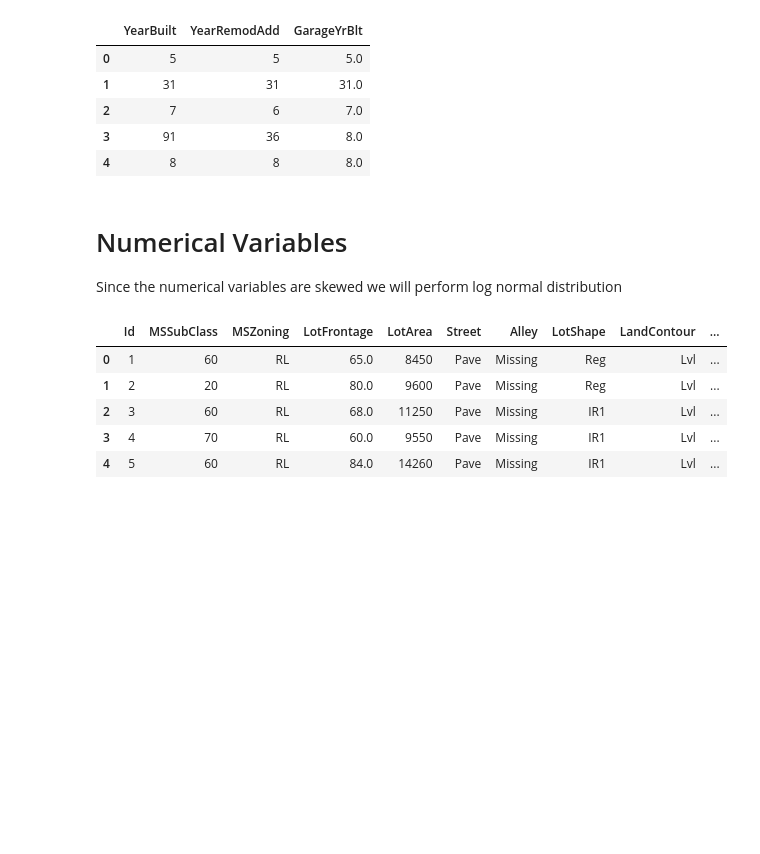
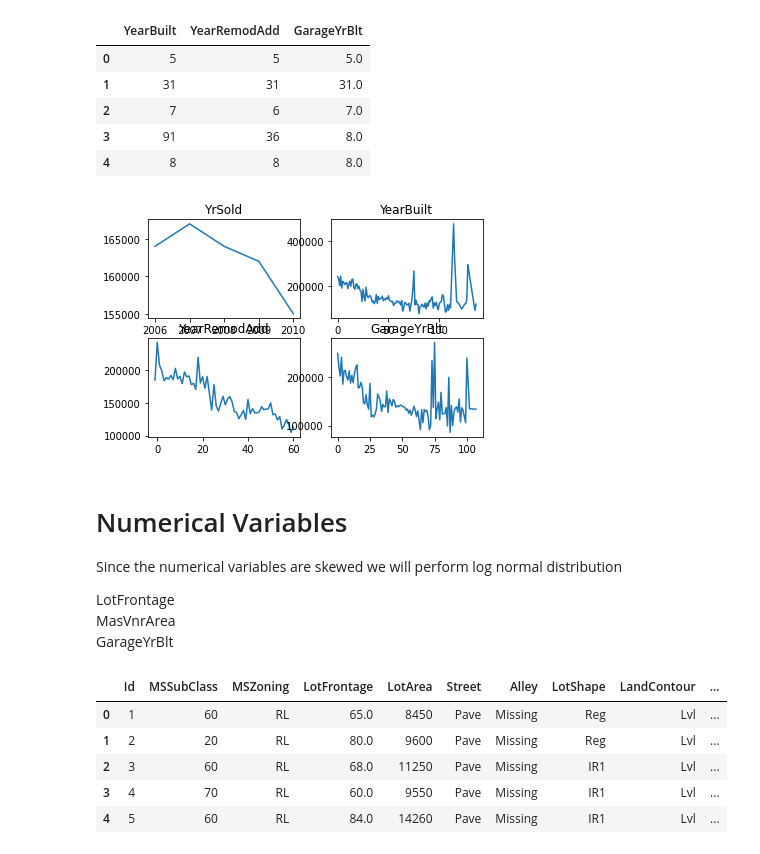
Before and after one commit to strumer69/House_price_advenced, a Jupyter notebook: House_advanced_4.ipynb, the cells around one changed output. Drawn from its saved outputs; the diff is of its cells as text; code cells hidden in the pictures; blank space fills up the shorter version.

```diff
--- a/House_advanced_4.ipynb
+++ b/House_advanced_4.ipynb
@@ -161,7 +165,7 @@ for feature in numerical_with_nan:
     median_value=dataset[feature].median()
 
     ## create a new feature to capture nan values
-    dataset[feature+'nan']=np.where(dataset[feature].isnull(),1,0)
+    dataset[feature+'**nan']=np.where(dataset[feature].isnull(),1,0)
     dataset[feature].fillna(median_value,inplace=True)
 
 dataset[numerical_with_nan].isnull().sum()
@@ -214,9 +218,34 @@ dataset[['YearBuilt','YearRemodAdd','GarageYrBlt']].head()
 | 2 | 7 | 6 | 7.0 |
 | 3 | 91 | 36 | 8.0 |
 | 4 | 8 | 8 | 8.0 |
+# %%
+#نمایش همنوایی چهار متغیر مربوط به سال
+figure, axis = plt.subplots(2, 2)
+
+axis[0, 0].plot(dataset.groupby('YrSold')['SalePrice'].median())
+axis[0, 0].set_title("YrSold")
+
+axis[0, 1].plot(dataset.groupby('YearBuilt')['SalePrice'].median())
+axis[0, 1].set_title("YearBuilt")
+
+axis[1, 0].plot(dataset.groupby('YearRemodAdd')['SalePrice'].median())
+axis[1, 0].set_title("YearRemodAdd")
+
+axis[1, 1].plot(dataset.groupby('GarageYrBlt')['SalePrice'].median())
+axis[1, 1].set_title("GarageYrBlt")
+
+
+
+plt.show()
+# %% [output]
+[figure, added]
 # %% [markdown]
 # Numerical Variables
 Since the numerical variables are skewed we will perform log normal distribution
+
+LotFrontage
+MasVnrArea
+GarageYrBlt
 # %%
 dataset.head()
 # %% [output]
```
Also changed, not shown: parts of 31 cells of this notebook.
